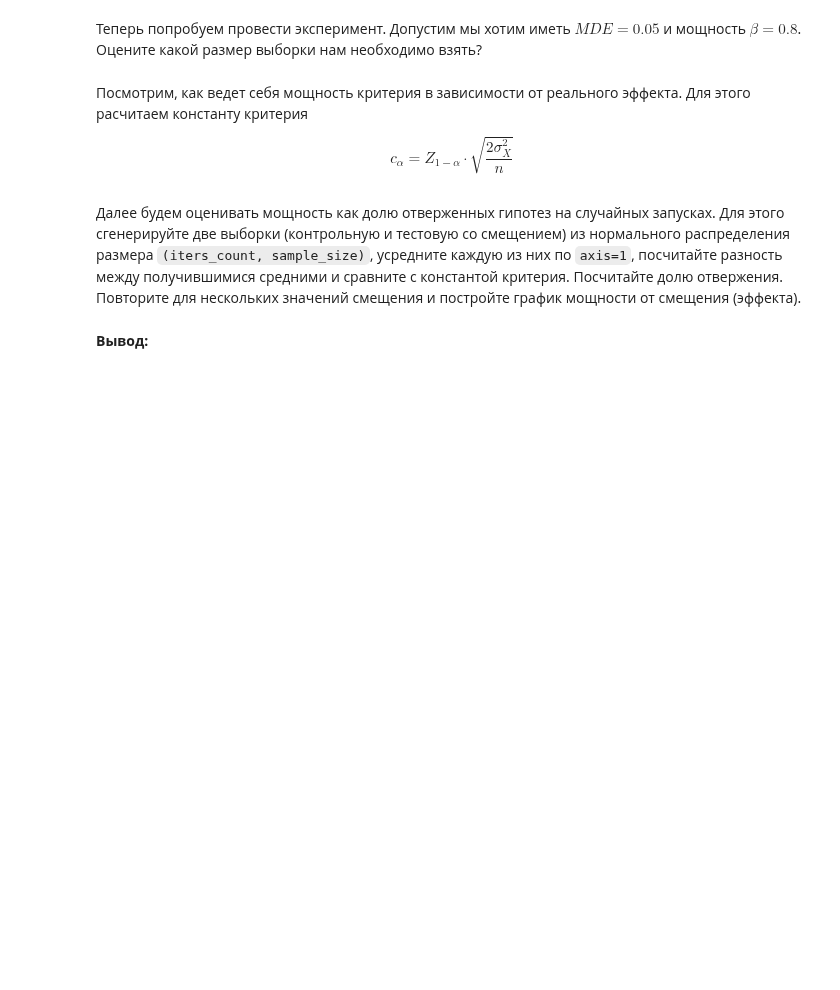
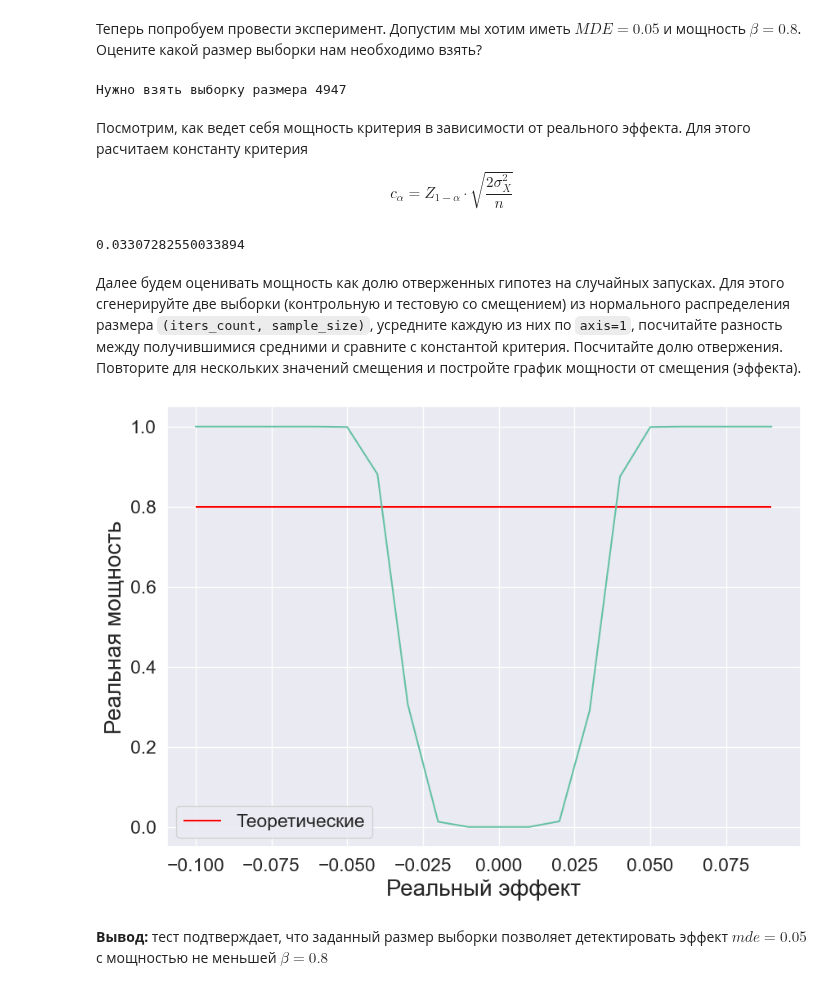
Before and after one commit to NMashalov/2023_OpenMipt_course, a Jupyter notebook: lesson11/mde_student.ipynb, the cells around one changed output. Drawn from its saved outputs; the diff is of its cells as text; code cells hidden in the pictures; blank space fills up the shorter version.

```diff
--- a/lesson11/mde_student.ipynb
+++ b/lesson11/mde_student.ipynb
@@ -281,9 +301,18 @@ df
 # %%
 mde = 0.05
 beta = 0.8
+var_x = var_y = 1
 
-sample_size = # ваш код
+sample_size = get_sample_size(
+    alpha=alpha,
+    beta=beta,
+    mde=mde,
+    var_x=var_x,
+    var_y=var_y,
+)# ваш код
 print(f'Нужно взять выборку размера {sample_size}')
+# %% [output]
+Нужно взять выборку размера 4947
 # %% [markdown]
 Посмотрим, как ведет себя мощность критерия в зависимости от реального эффекта. Для этого расчитаем константу критерия
 
@@ -291,41 +320,52 @@ $$
 c_\alpha = Z_{1-\alpha}\cdot\sqrt{\frac{2\sigma_X^2}{n}}
 $$
 # %%
-c_alpha = # ваш код
+c_alpha = sps.norm.ppf(1 - alpha) * (2 * var_x / sample_size) ** 0.5# ваш код
+c_alpha
+# %% [output]
+0.03307282550033894
 # %% [markdown]
 Далее будем оценивать мощность как долю отверженных гипотез на случайных запусках. Для этого сгенерируйте две выборки (контрольную и тестовую со смещением) из нормального распределения размера `(iters_count, sample_size)`, усредните каждую из них по `axis=1`, посчитайте разность между получившимися средними и сравните с константой критерия. Посчитайте долю отвержения. Повторите для нескольких значений смещения и постройте график мощности от смещения (эффекта).
 # %%
-real_effect_grid = np.arange(-0.1, 0.3, 0.01) # смещение
-iters_count = 10_000
+real_effect_grid = np.arange(-0.1, 0.1, 0.01) # смещение
+iters_count = 1_000
 # %%
 power = []
 for real_effect in tqdm(real_effect_grid):
     # сгенерирйте выборки
-    control_sample =
-    test_sample =
+    control_sample = np.random.rand(iters_count,sample_size)
+    test_sample = np.random.rand(iters_count,sample_size) + real_effect
 
     # найдите среднее
-    test_sample_mean =
-    control_sample_mean =
+    test_sample_mean = np.mean(test_sample,axis=1)
+    control_sample_mean = np.mean(control_sample,axis=1)
+
+    diff = control_sample_mean - test_sample_mean
 
     # посчитайте долю отвержения
-    reject =
+    reject = np.mean(np.abs(diff) > c_alpha)
 
     power.append(reject)
 # %%
 plt.figure(figsize=(10, 7))
 
 # ваш код
 
 plt.hlines(
     beta, real_effect_grid.min(), real_effect_grid.max(),
     color='red', label='Теоретические'
 )
 
+plt.plot(
+    real_effect_grid, power
+)
+
 plt.xlabel('Реальный эффект', fontsize=20)
 plt.ylabel('Реальная мощность', fontsize=20)
 
 plt.legend()
 plt.show()
+# %% [output]
+[figure, added]
 # %% [markdown]
-**Вывод:**
+**Вывод:** тест подтверждает, что заданный размер выборки позволяет детектировать эффект $mde=0.05$ с мощностью не меньшей $\beta=0.8$
```
Also changed, not shown: parts of 7 cells of this notebook.
